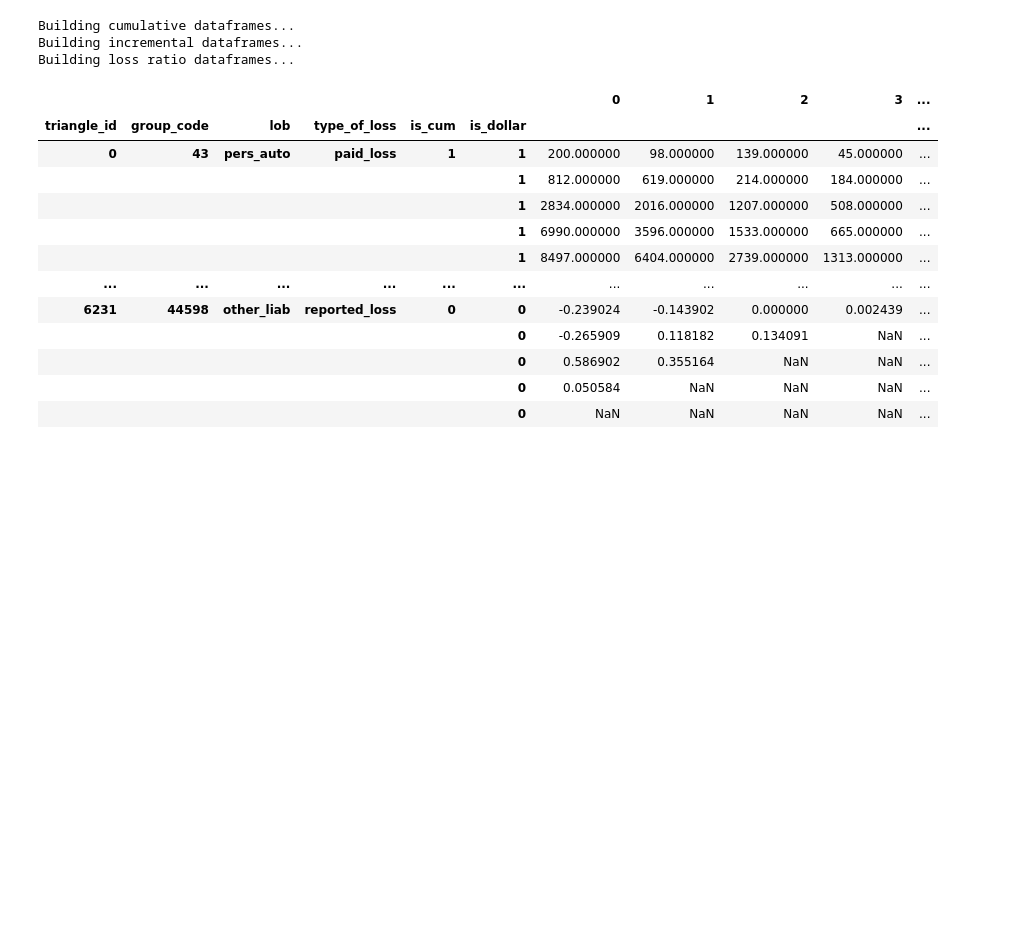
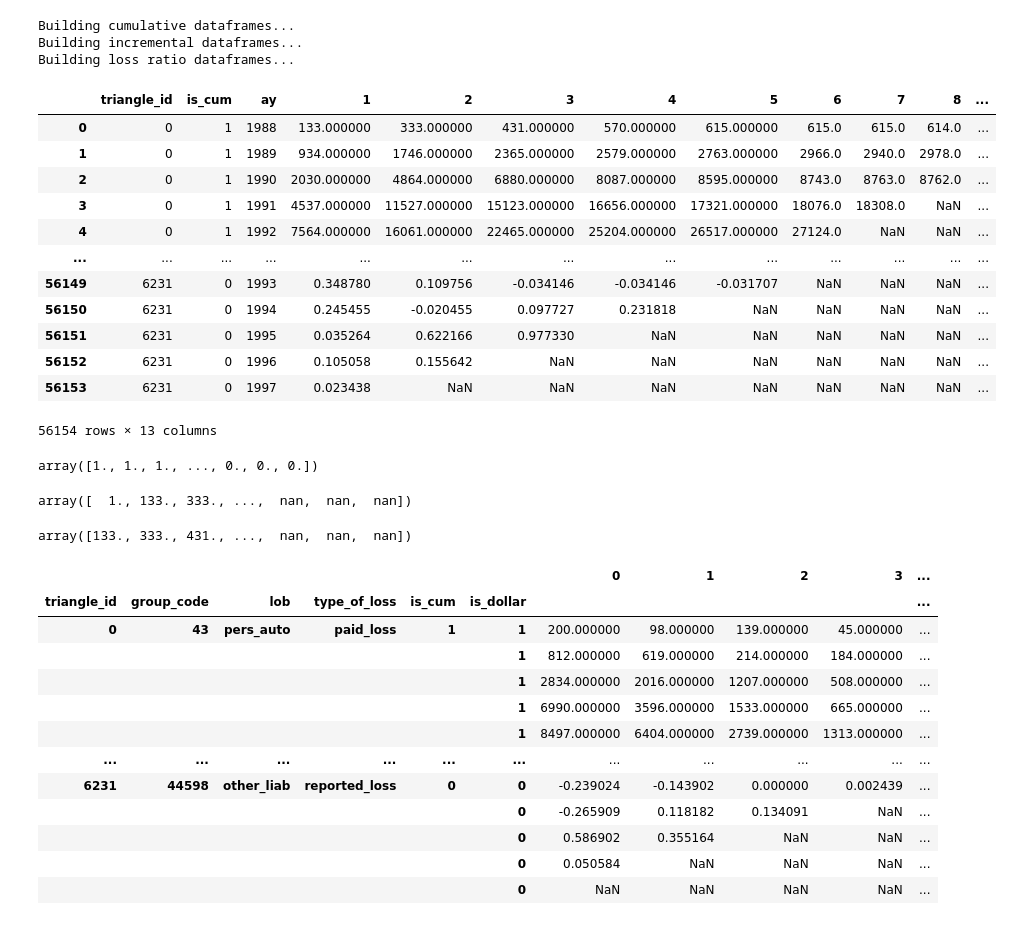
Before and after one commit to aaweaver-actuary/naic-triangles, a Jupyter notebook: testing.ipynb, the cells around one changed output. Cells and saved outputs as stored; diff of their text form; code cells hidden in the pictures; blank space fills up the shorter version.

```diff
--- a/testing.ipynb
+++ b/testing.ipynb
@@ -23,0 +24,19 @@ df = naic.naic_df.copy()
+# %%
+df = naic.naic_df.copy()
+df.columns.name = ''
+df = df.reset_index().drop(columns='group_code lob type_of_loss is_dollar'.split())
+df
+# %% [output]
+|  | triangle_id | is_cum | ay | 1 | 2 | 3 | 4 | 5 | 6 | 7 | 8 | ... |
+| 0 | 0 | 1 | 1988 | 133.000000 | 333.000000 | 431.000000 | 570.000000 | 615.000000 | 615.0 | 615.0 | 614.0 | ... |
+| 1 | 0 | 1 | 1989 | 934.000000 | 1746.000000 | 2365.000000 | 2579.000000 | 2763.000000 | 2966.0 | 2940.0 | 2978.0 | ... |
+| 2 | 0 | 1 | 1990 | 2030.000000 | 4864.000000 | 6880.000000 | 8087.000000 | 8595.000000 | 8743.0 | 8763.0 | 8762.0 | ... |
+| 3 | 0 | 1 | 1991 | 4537.000000 | 11527.000000 | 15123.000000 | 16656.000000 | 17321.000000 | 18076.0 | 18308.0 | NaN | ... |
+| 4 | 0 | 1 | 1992 | 7564.000000 | 16061.000000 | 22465.000000 | 25204.000000 | 26517.000000 | 27124.0 | NaN | NaN | ... |
+| ... | ... | ... | ... | ... | ... | ... | ... | ... | ... | ... | ... | ... |
+| 56149 | 6231 | 0 | 1993 | 0.348780 | 0.109756 | -0.034146 | -0.034146 | -0.031707 | NaN | NaN | NaN | ... |
+| 56150 | 6231 | 0 | 1994 | 0.245455 | -0.020455 | 0.097727 | 0.231818 | NaN | NaN | NaN | NaN | ... |
+| 56151 | 6231 | 0 | 1995 | 0.035264 | 0.622166 | 0.977330 | NaN | NaN | NaN | NaN | NaN | ... |
+| 56152 | 6231 | 0 | 1996 | 0.105058 | 0.155642 | NaN | NaN | NaN | NaN | NaN | NaN | ... |
+| 56153 | 6231 | 0 | 1997 | 0.023438 | NaN | NaN | NaN | NaN | NaN | NaN | NaN | ... |
+56154 rows × 13 columns
@@ -24,3 +48,21 @@ df = naic.naic_df.copy()
+# %%
+arr_y = np.array([])
+arr_X = np.
+for tid in df.triangle_id.unique():
+    arr_y = np.append(arr_y, np.array(df.loc[df.triangle_id.eq(tid), 'is_cum'].values[0]))
+    arr_X = np.append(arr_X, df.drop(columns='ay').loc[df.triangle_id.eq(tid), :].drop(columns='triangle_id').values)
+
+arr_y
+# %% [output]
+array([1., 1., 1., ..., 0., 0., 0.])
+# %%
+arr_X
+# %% [output]
+array([  1., 133., 333., ...,  nan,  nan,  nan])
+# %%
+df.values.flatten()
+# %% [output]
+array([133., 333., 431., ...,  nan,  nan,  nan])
 # %%
 col_diffs = []
 for i, c in enumerate(df.columns):
```
Also changed, not shown: parts of 3 cells of this notebook, 11 other files.
